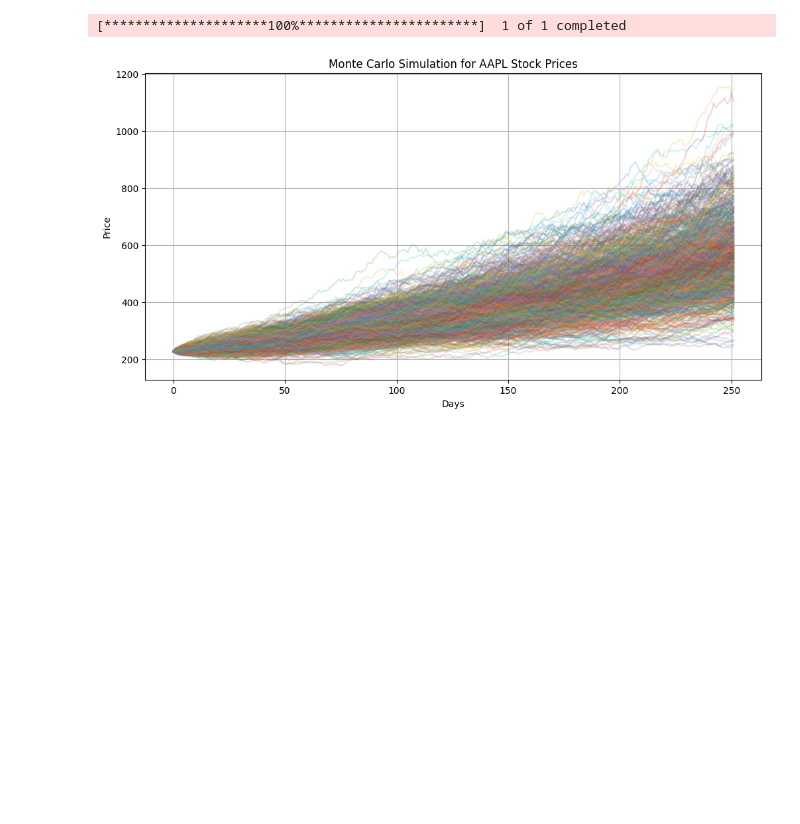
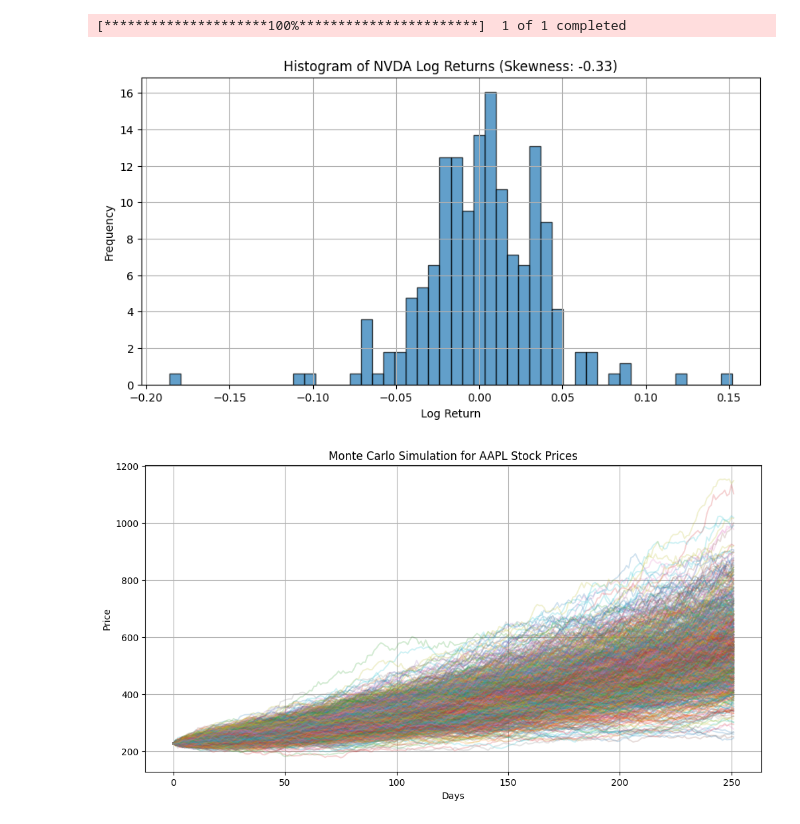
Before and after one commit to sameer240704/computational-finance, a Jupyter notebook: Experiment2.ipynb, the cells around one changed output. Saved outputs shown, nothing was run; the diff lists cells and outputs as text; code cells hidden in the pictures; blank space fills up the shorter version.

Commit message:
Added skewness plot

```diff
--- a/Experiment2.ipynb
+++ b/Experiment2.ipynb
@@ -19,3 +19,13 @@ skewness = skew(log_returns)
+# %%
+plt.figure(figsize=(10, 5))
+plt.hist(log_returns, bins=50, edgecolor="black", alpha=0.7, density=True)
+plt.title(f"Histogram of {ticker} Log Returns (Skewness: {skewness:.2f})")
+plt.xlabel("Log Return")
+plt.ylabel("Frequency")
+plt.grid()
+plt.show()
+# %% [output]
+[figure, added]
 # %%
 num_simulations = 1000
 num_days = 252
```
Also changed, not shown: parts of 1 cell of this notebook.
